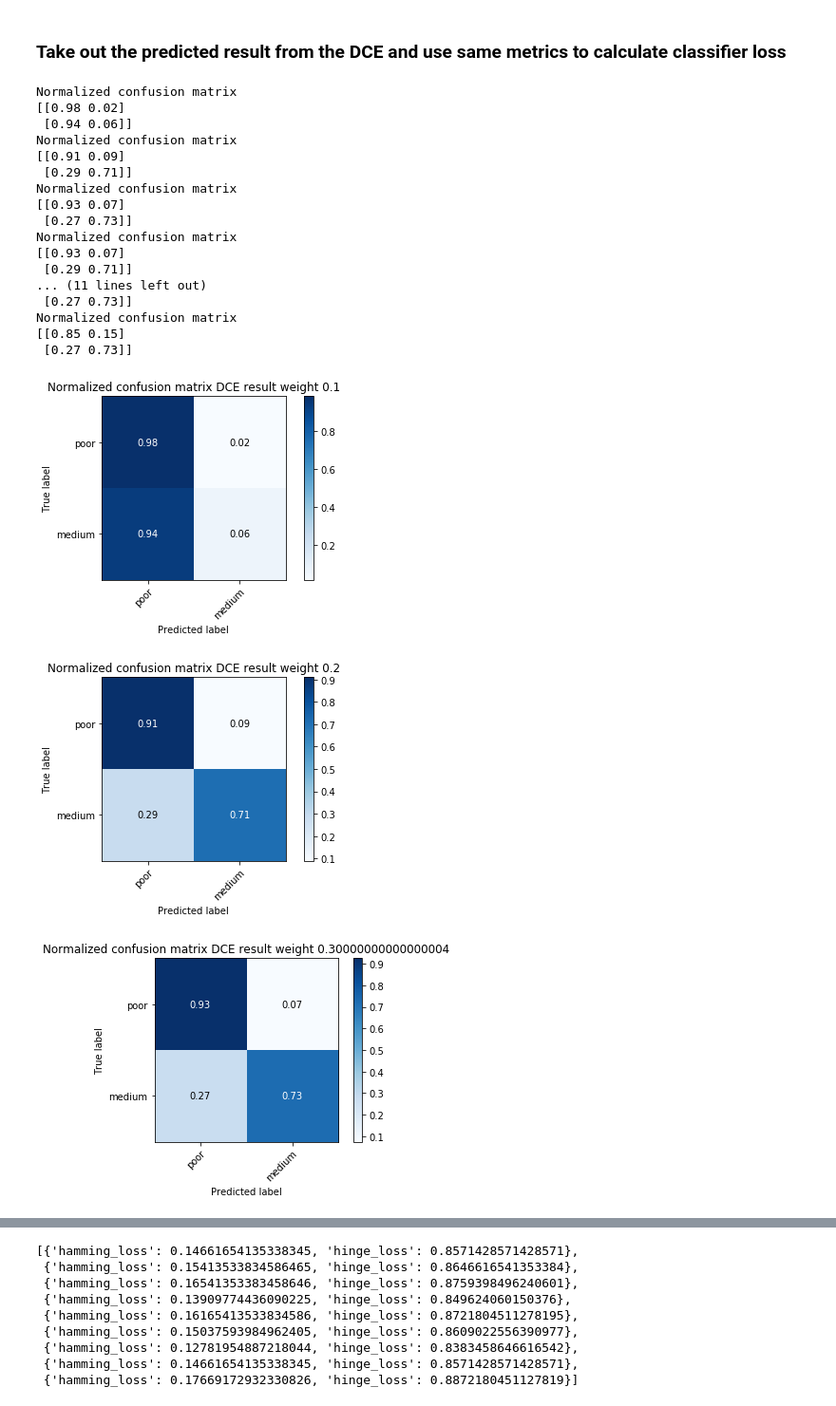
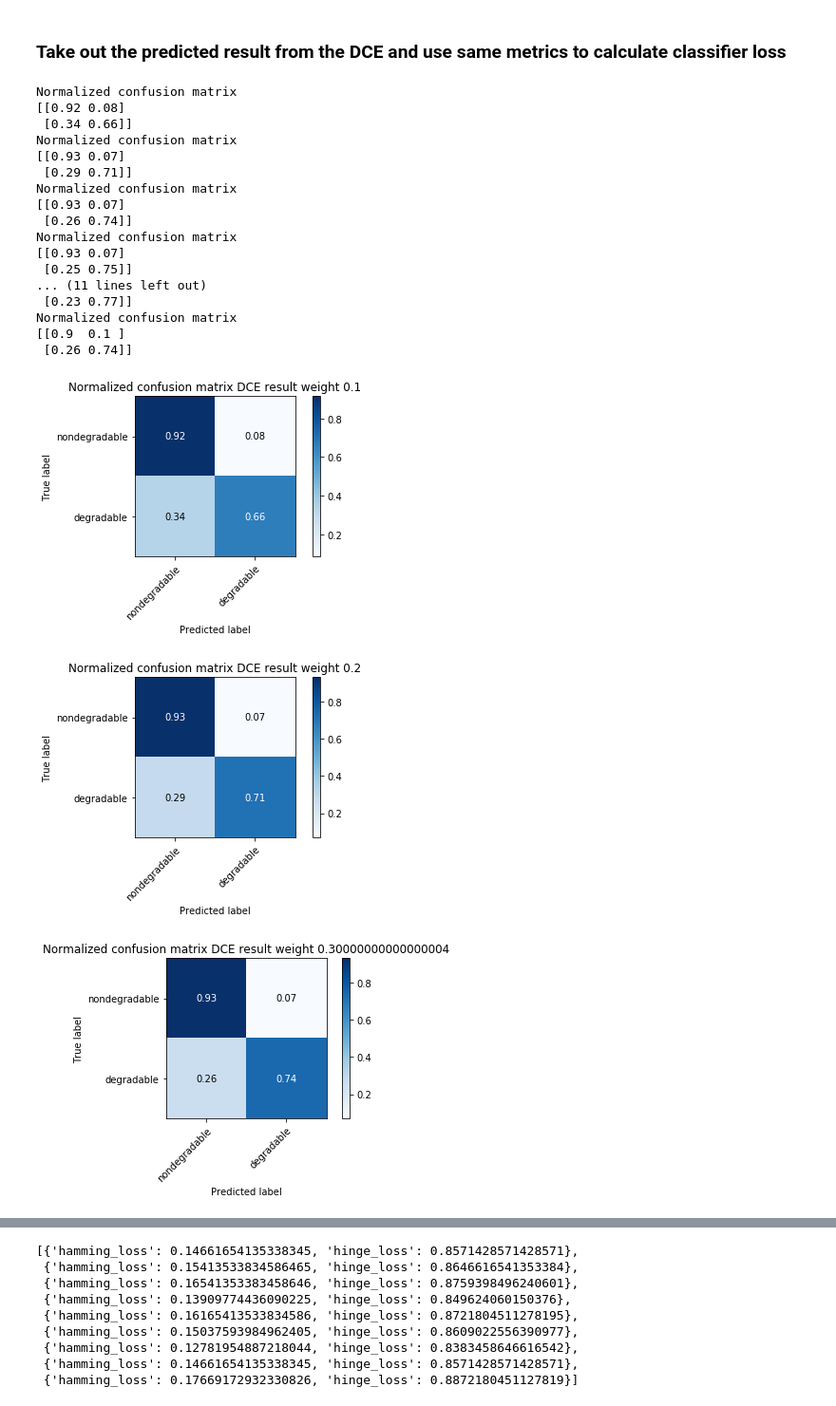
Before and after one commit to chembed/DeepChEmbed, a Jupyter notebook: deepchembed/notebook_scripts/supervised_dce_MACCSkeys.ipynb, the cells around one changed output, grey strips where cells are left out. Shown at 95% size. Saved outputs shown, nothing was run; the diff lists cells and outputs as text; code cells hidden in the pictures.

```diff
--- a/deepchembed/notebook_scripts/supervised_dce_MACCSkeys.ipynb
+++ b/deepchembed/notebook_scripts/supervised_dce_MACCSkeys.ipynb
@@ -366,31 +366,32 @@ for i in range(9):
 # %% [markdown]
 ### Take out the predicted result from the DCE and use same metrics to calculate classifier loss
 # %%
+class_names = np.array(["nondegradable", "degradable"])
 acc_scores_dce = []
 classifier_losses_dce = []
 for i in range(9):
     acc_scores_dce.append(accuracy_score(y_test,test_y_pred[i]))
     classifier_losses_dce.append(classifier_losses(y_test, test_y_pred[i]))
     plot_confusion_matrix(y_test, test_y_pred[i], classes=class_names, normalize=True,
                       title='Normalized confusion matrix DCE result weight ' + str(cl_weights[i]) )
 # %% [output]
 Normalized confusion matrix
-[[0.98 0.02]
- [0.94 0.06]]
+[[0.92 0.08]
+ [0.34 0.66]]
 Normalized confusion matrix
-[[0.91 0.09]
+[[0.93 0.07]
  [0.29 0.71]]
 Normalized confusion matrix
 [[0.93 0.07]
- [0.27 0.73]]
+ [0.26 0.74]]
 Normalized confusion matrix
 [[0.93 0.07]
- [0.29 0.71]]
+ [0.25 0.75]]
 ... (11 lines left out)
- [0.27 0.73]]
+ [0.23 0.77]]
 Normalized confusion matrix
-[[0.85 0.15]
- [0.27 0.73]]
+[[0.9  0.1 ]
+ [0.26 0.74]]
-[figure, old version]
+[figure, new version]
-[figure, old version]
+[figure, new version]
-[figure, old version]
+[figure, new version]
```
Also changed, not shown: parts of 6 cells of this notebook.
